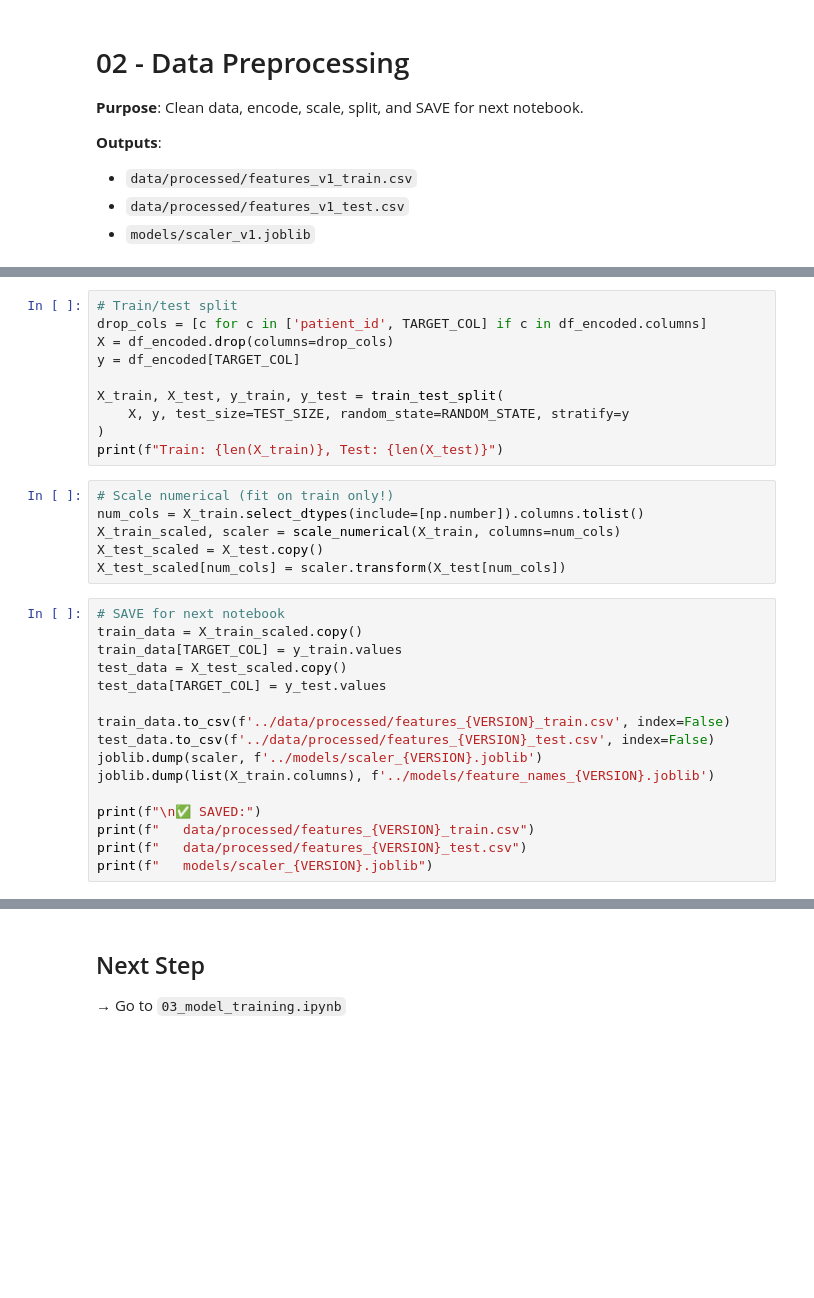
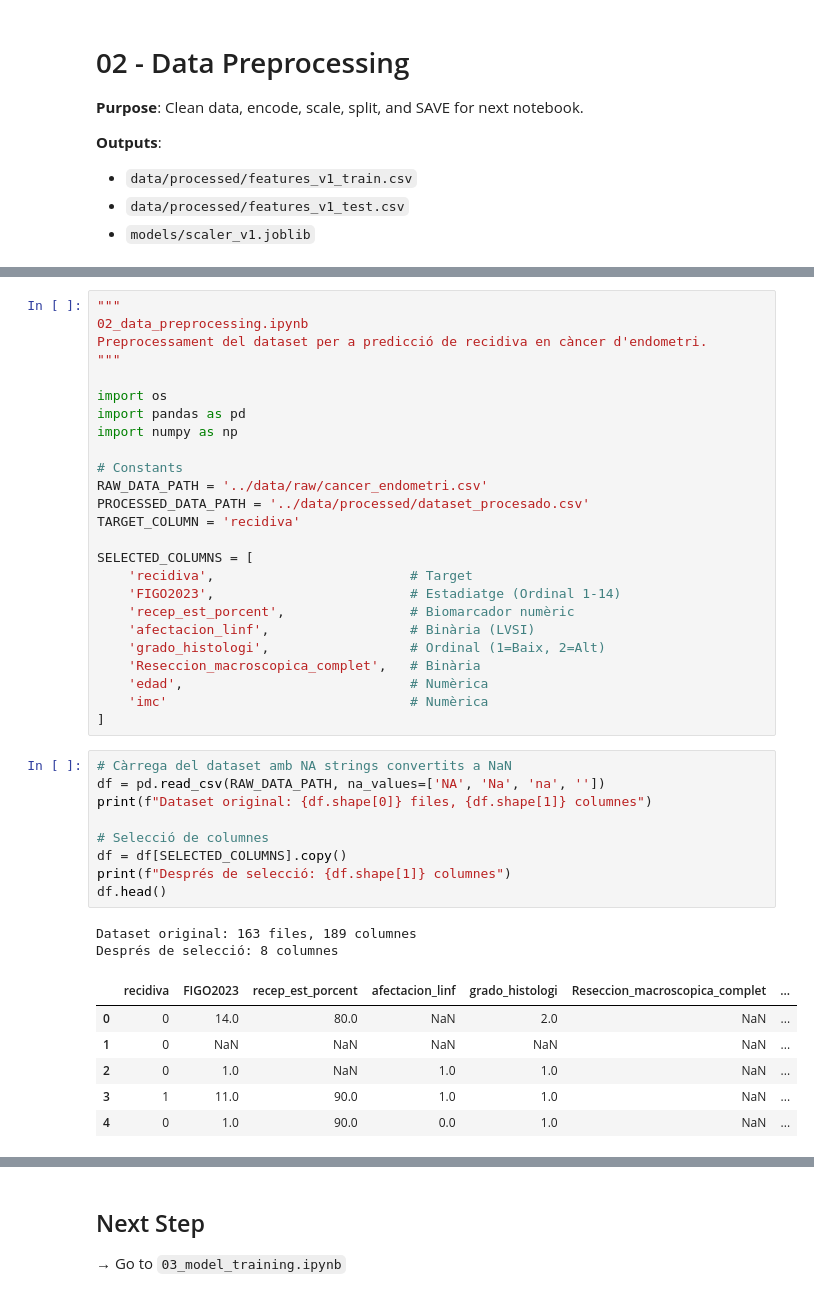
Before and after one commit to joelmarquez05/bitsXlamarato-2025-endorisk, a Jupyter notebook: notebooks/02_data_preprocessing.ipynb, the cells around one changed output, grey strips where cells are left out. Saved outputs shown, nothing was run; the diff lists cells and outputs as text; blank space fills up the shorter version.

```diff
--- a/notebooks/02_data_preprocessing.ipynb
+++ b/notebooks/02_data_preprocessing.ipynb
@@ -58,32 +16,43 @@ print(f"After preprocessing: {df_encoded.shape}")
-# %%
-# Train/test split
-drop_cols = [c for c in ['patient_id', TARGET_COL] if c in df_encoded.columns]
-X = df_encoded.drop(columns=drop_cols)
-y = df_encoded[TARGET_COL]
-
-X_train, X_test, y_train, y_test = train_test_split(
-    X, y, test_size=TEST_SIZE, random_state=RANDOM_STATE, stratify=y
-)
-print(f"Train: {len(X_train)}, Test: {len(X_test)}")
-# %%
-# Scale numerical (fit on train only!)
-num_cols = X_train.select_dtypes(include=[np.number]).columns.tolist()
-X_train_scaled, scaler = scale_numerical(X_train, columns=num_cols)
-X_test_scaled = X_test.copy()
-X_test_scaled[num_cols] = scaler.transform(X_test[num_cols])
-# %%
-# SAVE for next notebook
-train_data = X_train_scaled.copy()
-train_data[TARGET_COL] = y_train.values
-test_data = X_test_scaled.copy()
-test_data[TARGET_COL] = y_test.values
-
-train_data.to_csv(f'../data/processed/features_{VERSION}_train.csv', index=False)
-test_data.to_csv(f'../data/processed/features_{VERSION}_test.csv', index=False)
-joblib.dump(scaler, f'../models/scaler_{VERSION}.joblib')
-joblib.dump(list(X_train.columns), f'../models/feature_names_{VERSION}.joblib')
-
-print(f"\n✅ SAVED:")
-print(f"   data/processed/features_{VERSION}_train.csv")
-print(f"   data/processed/features_{VERSION}_test.csv")
-print(f"   models/scaler_{VERSION}.joblib")
+# %%
+"""
+02_data_preprocessing.ipynb
+Preprocessament del dataset per a predicció de recidiva en càncer d'endometri.
+"""
+
+import os
+import pandas as pd
+import numpy as np
+
+# Constants
+RAW_DATA_PATH = '../data/raw/cancer_endometri.csv'
+PROCESSED_DATA_PATH = '../data/processed/dataset_procesado.csv'
+TARGET_COLUMN = 'recidiva'
+
+SELECTED_COLUMNS = [
+    'recidiva',                         # Target
+    'FIGO2023',                         # Estadiatge (Ordinal 1-14)
+    'recep_est_porcent',                # Biomarcador numèric
+    'afectacion_linf',                  # Binària (LVSI)
+    'grado_histologi',                  # Ordinal (1=Baix, 2=Alt)
+    'Reseccion_macroscopica_complet',   # Binària
+    'edad',                             # Numèrica
+    'imc'                               # Numèrica
+]
+# %%
+# Càrrega del dataset amb NA strings convertits a NaN
+df = pd.read_csv(RAW_DATA_PATH, na_values=['NA', 'Na', 'na', ''])
+print(f"Dataset original: {df.shape[0]} files, {df.shape[1]} columnes")
+
+# Selecció de columnes
+df = df[SELECTED_COLUMNS].copy()
+print(f"Després de selecció: {df.shape[1]} columnes")
+df.head()
+# %% [output]
+Dataset original: 163 files, 189 columnes
+Després de selecció: 8 columnes
+|  | recidiva | FIGO2023 | recep_est_porcent | afectacion_linf | grado_histologi | Reseccion_macroscopica_complet | ... |
+| 0 | 0 | 14.0 | 80.0 | NaN | 2.0 | NaN | ... |
+| 1 | 0 | NaN | NaN | NaN | NaN | NaN | ... |
+| 2 | 0 | 1.0 | NaN | 1.0 | 1.0 | NaN | ... |
+| 3 | 1 | 11.0 | 90.0 | 1.0 | 1.0 | NaN | ... |
+| 4 | 0 | 1.0 | 90.0 | 0.0 | 1.0 | NaN | ... |
```
Also changed, not shown: parts of 11 cells of this notebook, 6 other files.
